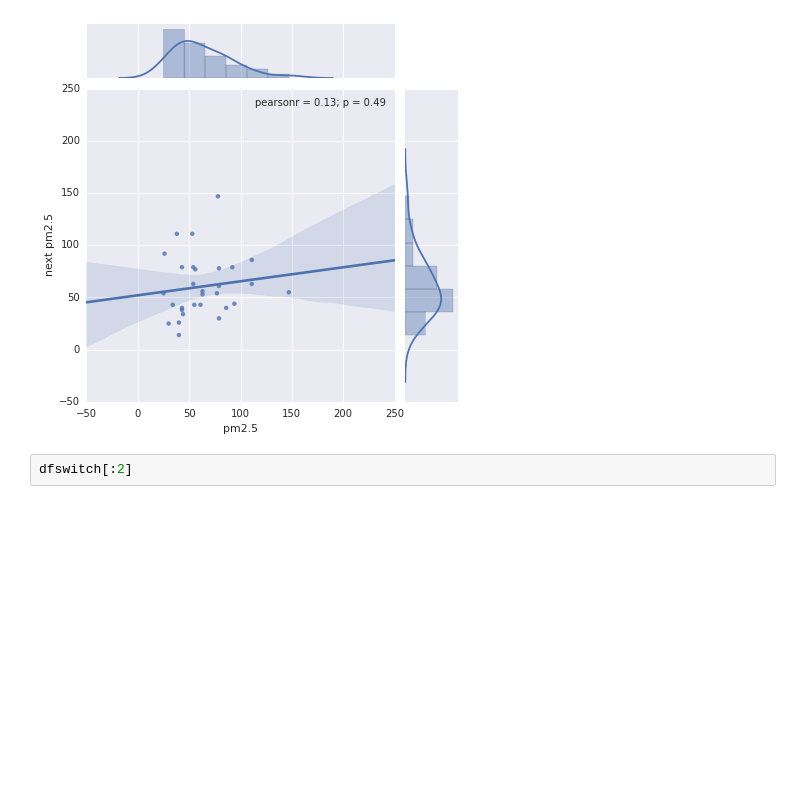
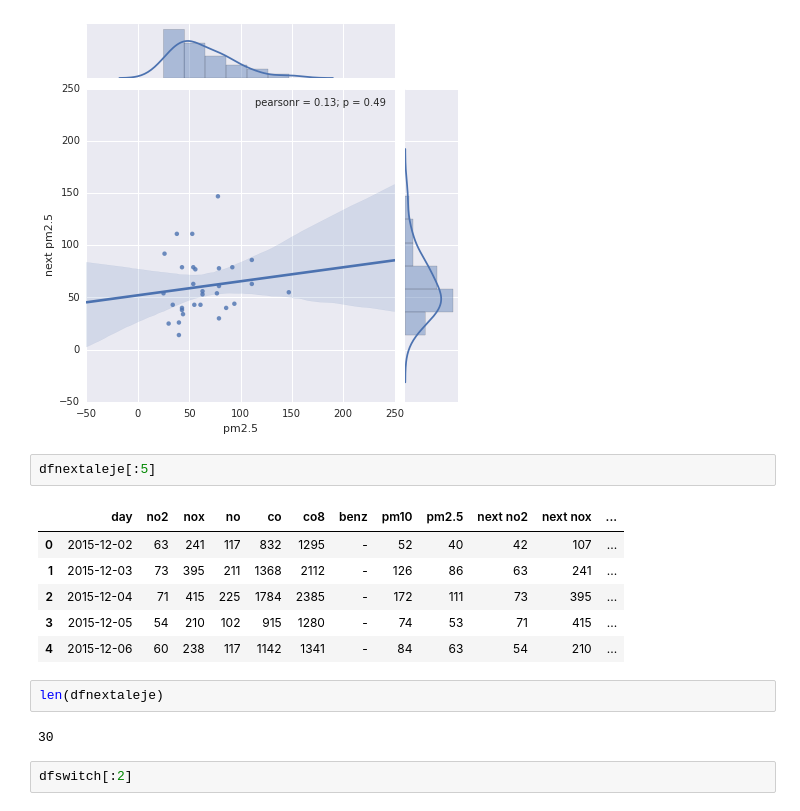
Before and after one commit to adegie/krkpollution, a Jupyter notebook: correlations.ipynb, the cells around one changed output. Cells and saved outputs as stored; diff of their text form; blank space fills up the shorter version.

```diff
--- a/correlations.ipynb
+++ b/correlations.ipynb
@@ -94,6 +94,19 @@ sns.jointplot("pm2.5", "next pm2.5", dfnextaleje, kind="reg")
 # %% [output]
 <seaborn.axisgrid.JointGrid at 0x...>
 [figure]
+# %%
+dfnextaleje[:5]
+# %% [output]
+|  | day | no2 | nox | no | co | co8 | benz | pm10 | pm2.5 | next no2 | next nox | ... |
+| 0 | 2015-12-02 | 63 | 241 | 117 | 832 | 1295 | - | 52 | 40 | 42 | 107 | ... |
+| 1 | 2015-12-03 | 73 | 395 | 211 | 1368 | 2112 | - | 126 | 86 | 63 | 241 | ... |
+| 2 | 2015-12-04 | 71 | 415 | 225 | 1784 | 2385 | - | 172 | 111 | 73 | 395 | ... |
+| 3 | 2015-12-05 | 54 | 210 | 102 | 915 | 1280 | - | 74 | 53 | 71 | 415 | ... |
+| 4 | 2015-12-06 | 60 | 238 | 117 | 1142 | 1341 | - | 84 | 63 | 54 | 210 | ... |
+# %%
+len(dfnextaleje)
+# %% [output]
+30
 # %%
 dfswitch[:2]
 # %% [output]
```
